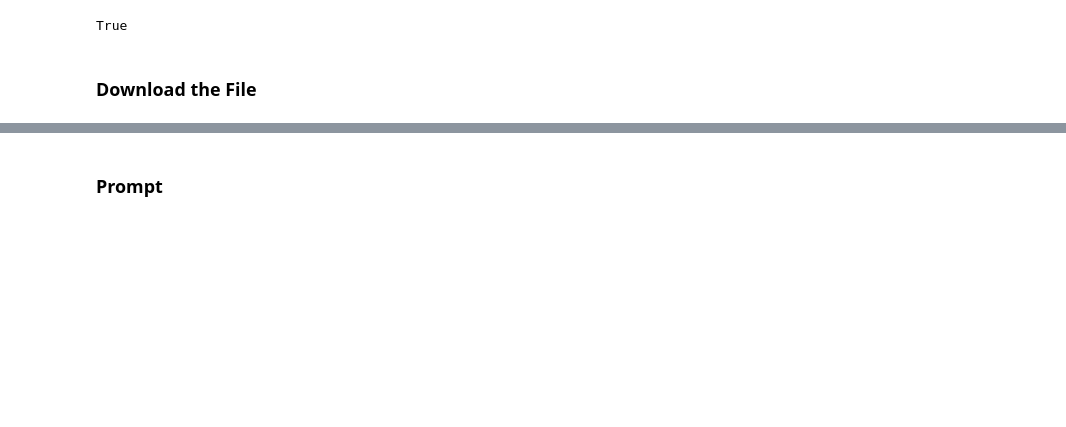
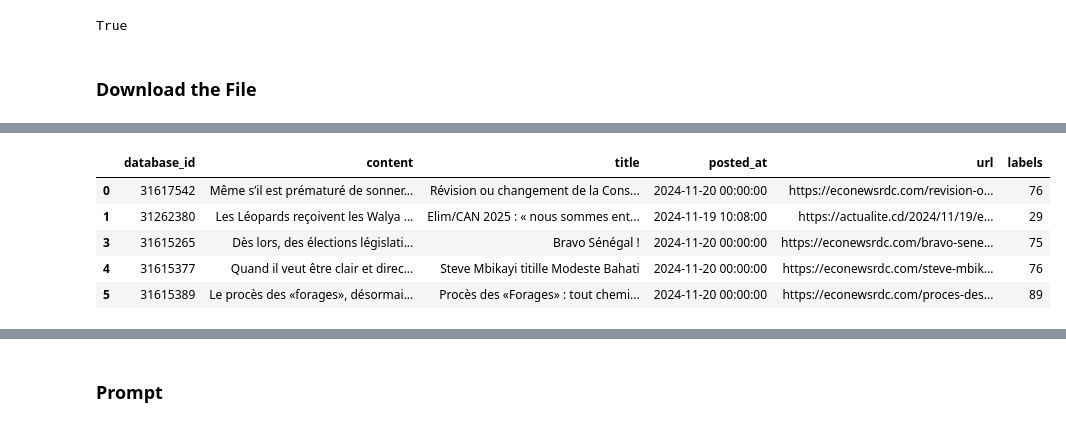
Before and after one commit to espoirMur/congo-news-summarizer, a Jupyter notebook: notebooks/news-summarizer-generative-model.ipynb, the cells around one changed output, grey strips where cells are left out. Saved outputs shown, nothing was run; the diff lists cells and outputs as text; code cells hidden in the pictures; blank space fills up the shorter version.

```diff
--- a/notebooks/news-summarizer-generative-model.ipynb
+++ b/notebooks/news-summarizer-generative-model.ipynb
@@ -63,2 +50,11 @@ today_news_df = select_top_clusters(today_news_df)
+# %%
+today_news_df.head()
+# %% [output]
+|  | database_id | content | title | posted_at | url | labels |
+| 0 | 31617542 | Même s’il est prématuré de sonner... | Révision ou changement de la Cons... | 2024-11-20 00:00:00 | https://econewsrdc.com/revision-o... | 76 |
+| 1 | 31262380 | Les Léopards reçoivent les Walya ... | Elim/CAN 2025 : « nous sommes ent... | 2024-11-19 10:08:00 | https://actualite.cd/2024/11/19/e... | 29 |
+| 3 | 31615265 | Dès lors, des élections législati... | Bravo Sénégal ! | 2024-11-20 00:00:00 | https://econewsrdc.com/bravo-sene... | 75 |
+| 4 | 31615377 | Quand il veut être clair et direc... | Steve Mbikayi titille Modeste Bahati | 2024-11-20 00:00:00 | https://econewsrdc.com/steve-mbik... | 76 |
+| 5 | 31615389 | Le procès des «forages», désormai... | Procès des «Forages» : tout chemi... | 2024-11-20 00:00:00 | https://econewsrdc.com/proces-des... | 89 |
 # %%
 today_news_df = today_news_df.sort_values(by="labels")
```
Also changed, not shown: parts of 31 cells of this notebook, 3 other files.
